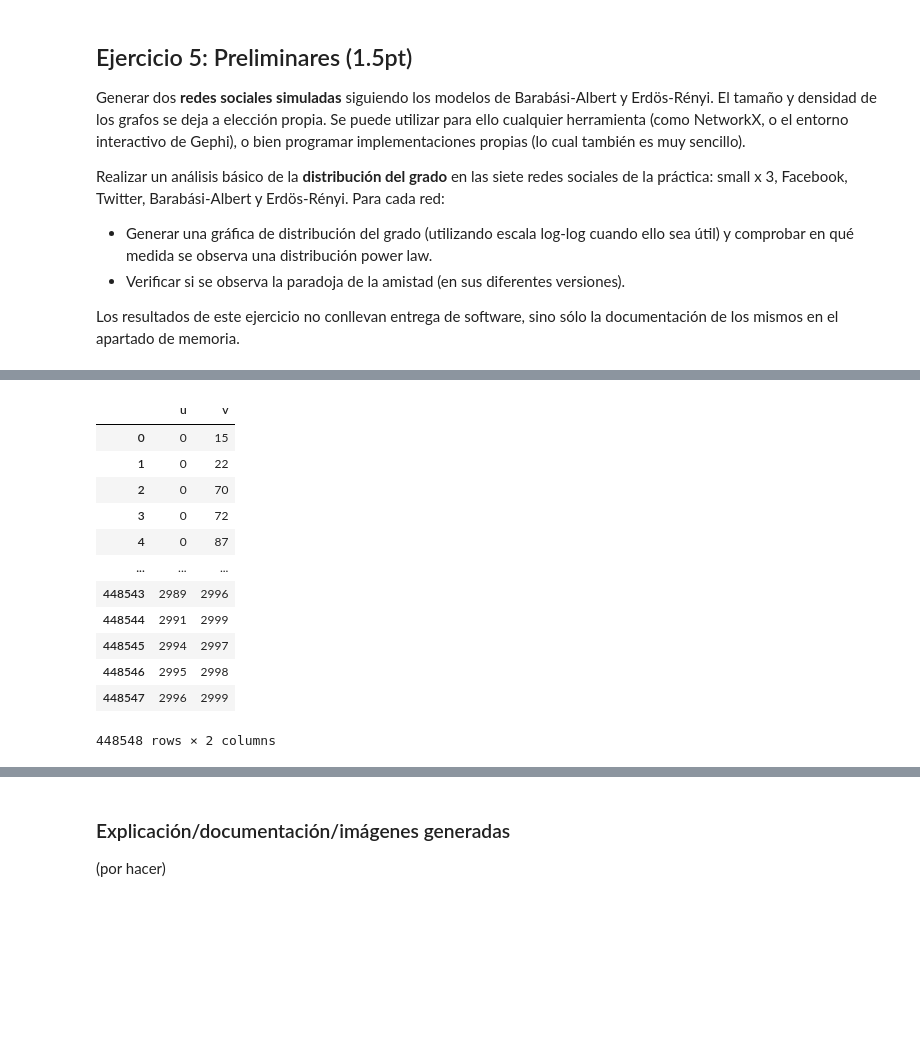
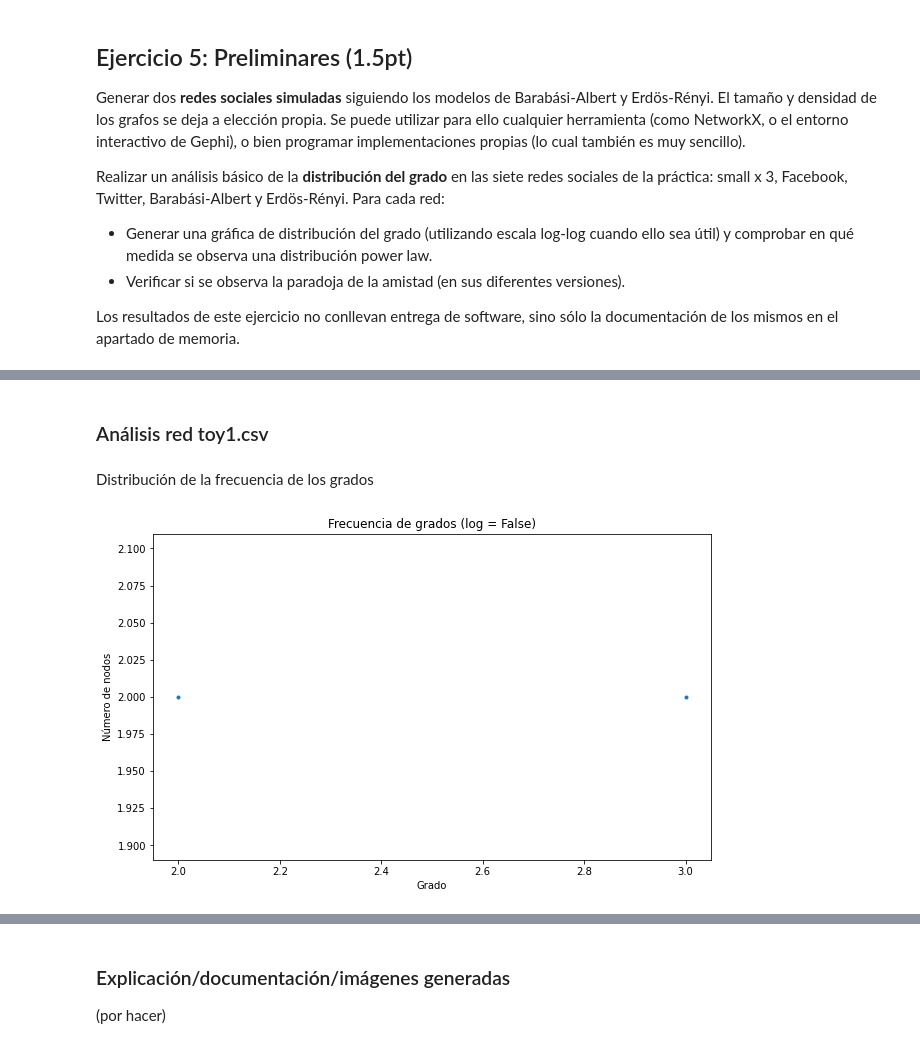
Before and after one commit to anamarsabi/bminf, a Jupyter notebook: practica-3/P3-SNA.ipynb, the cells around one changed output, grey strips where cells are left out. Cells and saved outputs as stored; diff of their text form; code cells hidden in the pictures; blank space fills up the shorter version.

```diff
--- a/practica-3/P3-SNA.ipynb
+++ b/practica-3/P3-SNA.ipynb
@@ -358,22 +364,21 @@ def plot_grados_ordenados(adjacency_matrix, log = False):
     plt.ylabel('Grado')
     plt.title(f'Grados ordenados (log = {log})')
     plt.show()
+# %% [markdown]
+### Análisis red toy1.csv
 # %%
 # Cargamos los datos de las conexiones de la red a un dataframe
-file = os.path.join('networks', ERDOS_FILENAME)
+red_filename = 'toy1.csv'
+
+file = os.path.join('networks', red_filename)
 df = pd.read_csv(file, names=['u', 'v'], delimiter=',')
-df
+
+# Creamos la matriz de adyacencia a partir de las conexiones
+adjacency_matrix = adjacency_matrix_from_df(df)
-# %% [output]
-|  | u | v |
-| 0 | 0 | 15 |
-| 1 | 0 | 22 |
-| 2 | 0 | 70 |
-| 3 | 0 | 72 |
-| 4 | 0 | 87 |
-| ... | ... | ... |
-| 448543 | 2989 | 2996 |
-| 448544 | 2991 | 2999 |
-| 448545 | 2994 | 2997 |
-| 448546 | 2995 | 2998 |
-| 448547 | 2996 | 2999 |
-448548 rows × 2 columns
+# %% [markdown]
+Distribución de la frecuencia de los grados
+# %%
+# Pintamos la distribución de la frecuencia de los grados
+plot_frecuencia_grados(adjacency_matrix, log=False)
+# %% [output]
+[figure, added]
```
Also changed, not shown: parts of 63 cells of this notebook.
